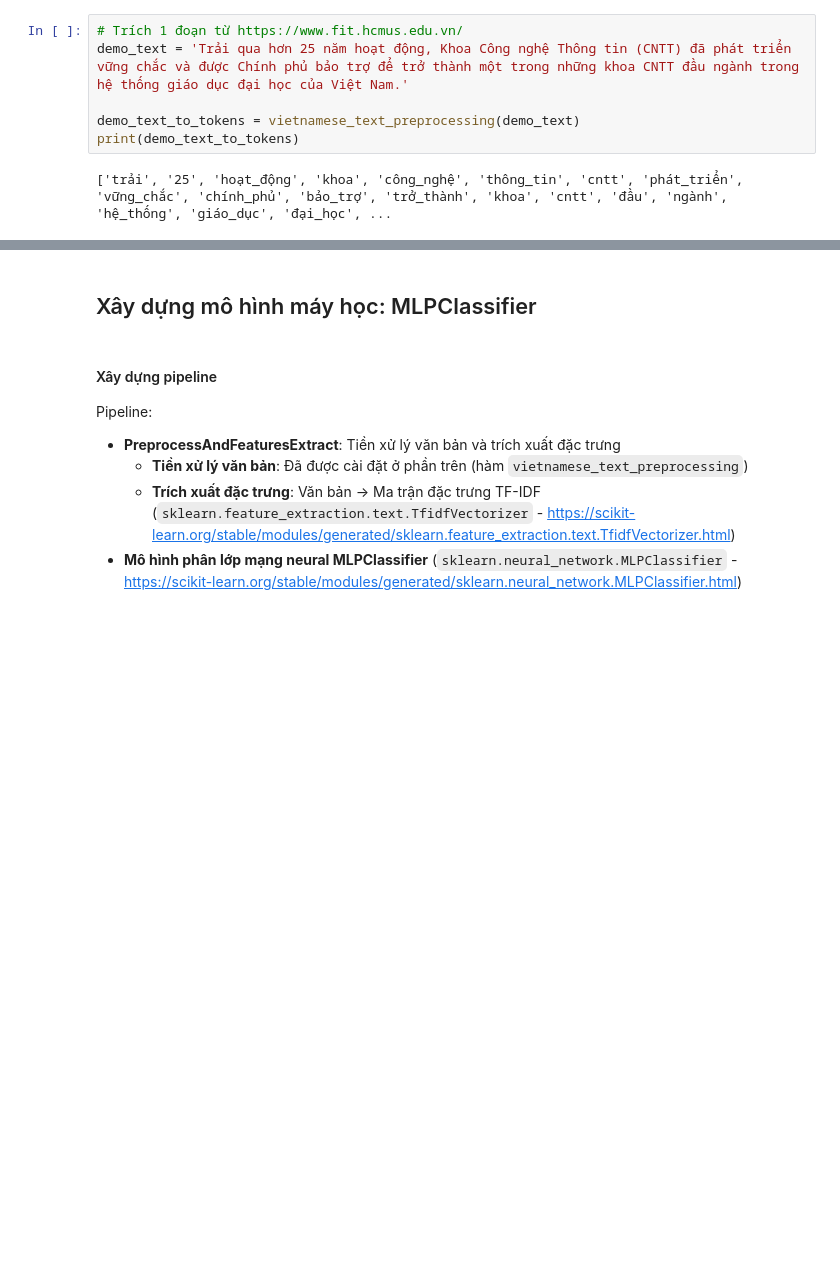
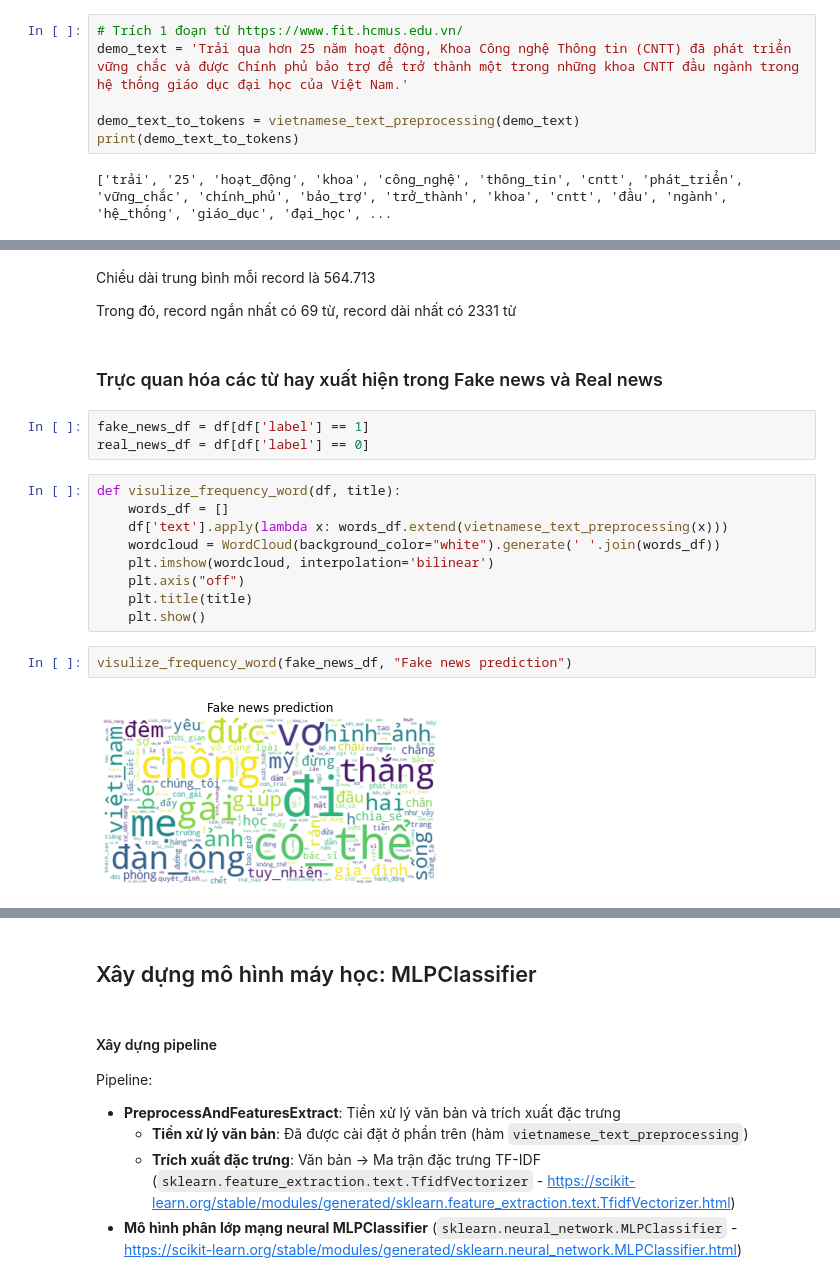
Before and after one commit to nnguyet/Fake-News-Detection, a Jupyter notebook: PJ3.ipynb, the cells around one changed output, grey strips where cells are left out. Cells and saved outputs as stored; diff of their text form; blank space fills up the shorter version.

```diff
--- a/PJ3.ipynb
+++ b/PJ3.ipynb
@@ -138,0 +201,22 @@ print(demo_text_to_tokens)
+# %% [markdown]
+Chiều dài trung bình mỗi record là 564.713
+
+Trong đó, record ngắn nhất có 69 từ, record dài nhất có 2331 từ
+# %% [markdown]
+### Trực quan hóa các từ hay xuất hiện trong Fake news và Real news
+# %%
+fake_news_df = df[df['label'] == 1]
+real_news_df = df[df['label'] == 0]
+# %%
+def visulize_frequency_word(df, title):
+    words_df = []
+    df['text'].apply(lambda x: words_df.extend(vietnamese_text_preprocessing(x)))
+    wordcloud = WordCloud(background_color="white").generate(' '.join(words_df))
+    plt.imshow(wordcloud, interpolation='bilinear')
+    plt.axis("off")
+    plt.title(title)
+    plt.show()
+# %%
+visulize_frequency_word(fake_news_df, "Fake news prediction")
+# %% [output]
+[figure, added]
```
Also changed, not shown: parts of 26 cells of this notebook, 4 other files.
